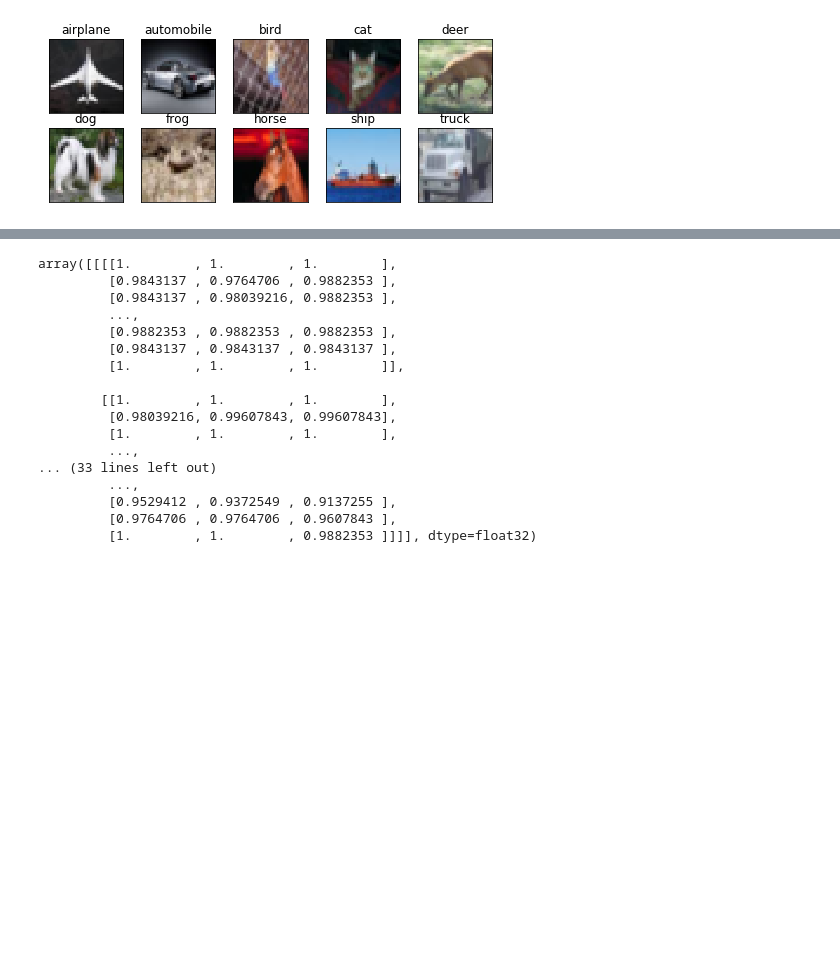
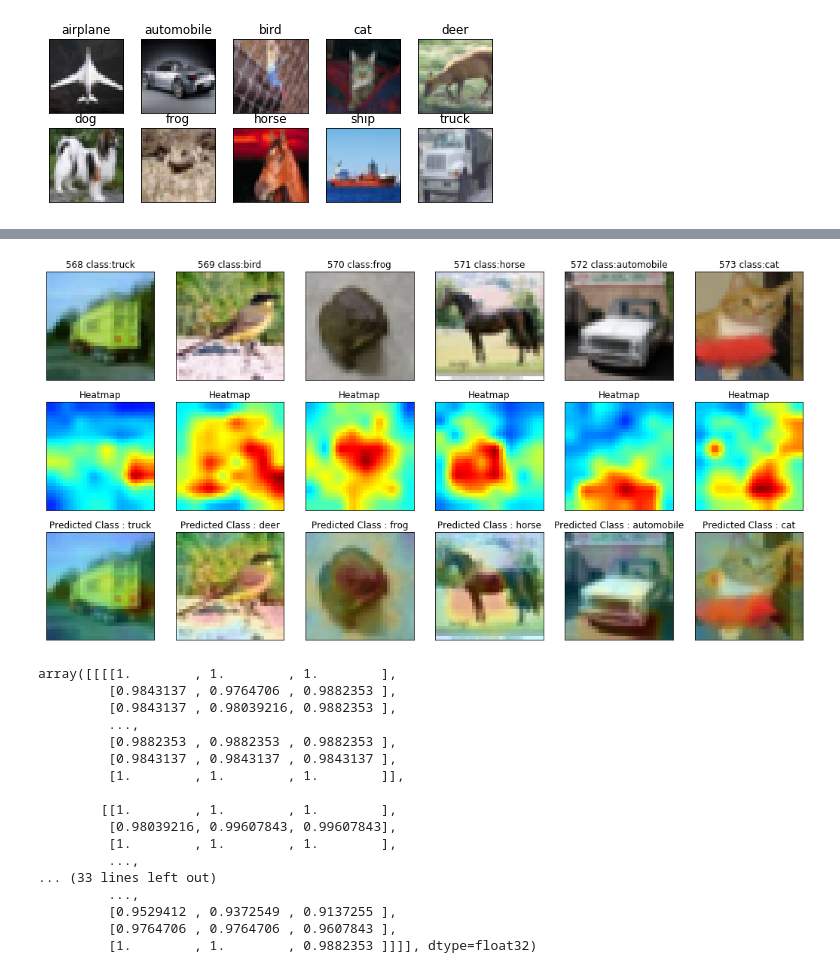
Before and after one commit to sarvan0506/AI, a Jupyter notebook: Assignment9.ipynb, the cells around one changed output, grey strips where cells are left out. Cells and saved outputs as stored; diff of their text form; code cells hidden in the pictures; blank space fills up the shorter version.

```diff
--- a/Assignment9.ipynb
+++ b/Assignment9.ipynb
@@ -236,3 +338,30 @@ Accuracy on test data is: 84.81
+# %%
+
+p = 0
+img_no = 6
+rand_id = 568
+
+fig = plt.figure(figsize=(18,9))
+for i in range(img_no):
+  #print(rand_id)
+  n = rand_id + i
+  #print(n)
+  h, s, c = getGradCam(n, "activation_14", model)
+  p = i + 1
+  ax = fig.add_subplot( 3, 6, p, xticks=[], yticks=[])
+  ax.set_title(str(rand_id + i) + " class:" + class_names[np.argmax(test_labels[rand_id + i])])
+  plt.imshow(test_features[rand_id + i])
+  p = p + 6
+  ax = fig.add_subplot( 3, 6, p, xticks=[], yticks=[])
+  ax.set_title("Heatmap")
+  plt.imshow(h)
+  p = p + 6
+  ax = fig.add_subplot( 3, 6, p, xticks=[], yticks=[])
+  ax.set_title("Predicted Class : " + class_names[c])
+  plt.imshow(s)
+plt.show()
+# %% [output]
+[figure, added]
 # %%
 x = train_features[125].reshape(1,32,32,3)
 x
```
Also changed, not shown: parts of 6 cells of this notebook.
